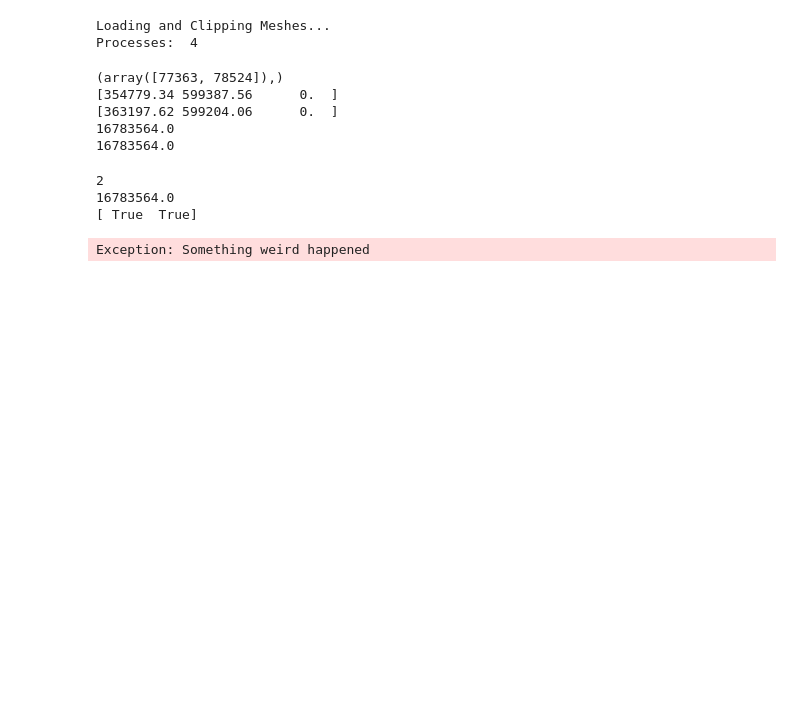
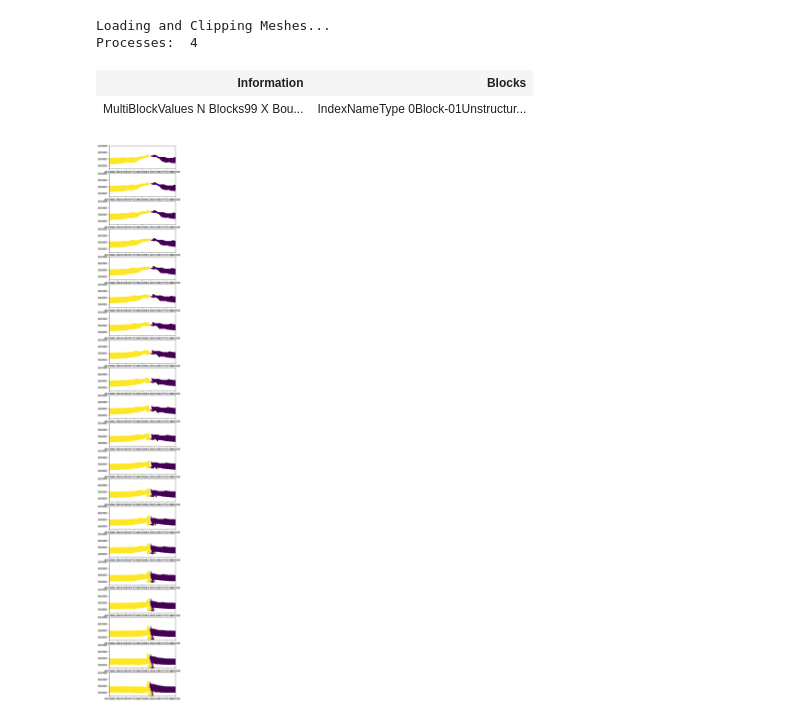
Before and after one commit to dyvasey/gdmate, a Jupyter notebook: notebooks/particles.ipynb, the cells around one changed output. Drawn from its saved outputs; the diff is of its cells as text; code cells hidden in the pictures; blank space fills up the shorter version.

Commit message:
Conitnuing to troubleshoot particles

```diff
--- a/notebooks/particles.ipynb
+++ b/notebooks/particles.ipynb
@@ -6,49 +6,34 @@ from gdmate.io import pyvista_io
 from gdmate.analysis_modules import particles
 from gdmate.visualization import pyvista_vis
 # %%
-directory = r'/mnt/15c59731-2c7b-420d-8e97-048239b4d9c8/riftinversion_overflow/072022_rip_b/output_ri_rift/particles'
-length = 54.5
+directory = r'/mnt/15c59731-2c7b-420d-8e97-048239b4d9c8/riftinversion_overflow/071822_rip_b/output_ri_rift/particles'
+length = 56
 interval = 0.1
 start = length-20
 tsteps = np.arange(int(start/interval),int(length/interval+1),1)
-tsteps_small = np.arange(345,348,1)
+tsteps_small = np.arange(360,460,1)
 # %%
 bounds = [400e3,600e3,550e3,620e3,0,0]
-field = 'initial crust_upper'
+field = 'initial crust_lower'
 
 meshes = pyvista_io.pv_load_clipped_meshes(directory,tsteps_small,bounds=bounds,
     field=field,value=0.9,kind='particles',processes=4)
 # %% [output]
 Loading and Clipping Meshes...
 Processes:  4
-# %%
-left_side = meshes[0].points[:,0]<500e3
-
-meshes[0]['rift_side'] = left_side
-
-print(np.where(meshes[0]['id'] == 16783564))
-
-print(meshes[0].points[77363])
-print(meshes[0].points[78524])
-
-print(meshes[0]['id'][77363])
-print(meshes[0]['id'][78524])
-# %% [output]
-(array([77363, 78524]),)
-[354779.34 599387.56      0.  ]
-[363197.62 599204.06      0.  ]
-16783564.0
-16783564.0
+# %%
+left_side = meshes[0].points[:,0]<525e3
+
+meshes[0]['rift_side'] = left_side
 # %%
-
-particles.run_scalar_forward(meshes[0],meshes[1:3],field='rift_side')
+particles.run_scalar_forward(meshes[0],meshes[1:],field='rift_side')
 # %% [output]
-2
-16783564.0
-[ True  True]
-Exception: Something weird happened
+| Information | Blocks |
+| MultiBlockValues N Blocks99 X Bou... | IndexNameType 0Block-01Unstructur... |
 # %%
-fig,axs = plt.subplots(len(meshes))
+fig,axs = plt.subplots(int(len(meshes)/5),dpi=300,figsize=(8.5,2*len(meshes)/5))
 
 for k,ax in enumerate(axs):
-    pyvista_vis.pv_plot_2d(meshes[k],'rift_side',bounds=bounds[0:4],ax=ax)
+    pyvista_vis.pv_plot_2d(meshes[k*5],'rift_side',bounds=bounds[0:4],ax=ax)
+# %% [output]
+[figure, added]
```
Also changed, not shown: parts of 1 cell of this notebook, 1 other file.
